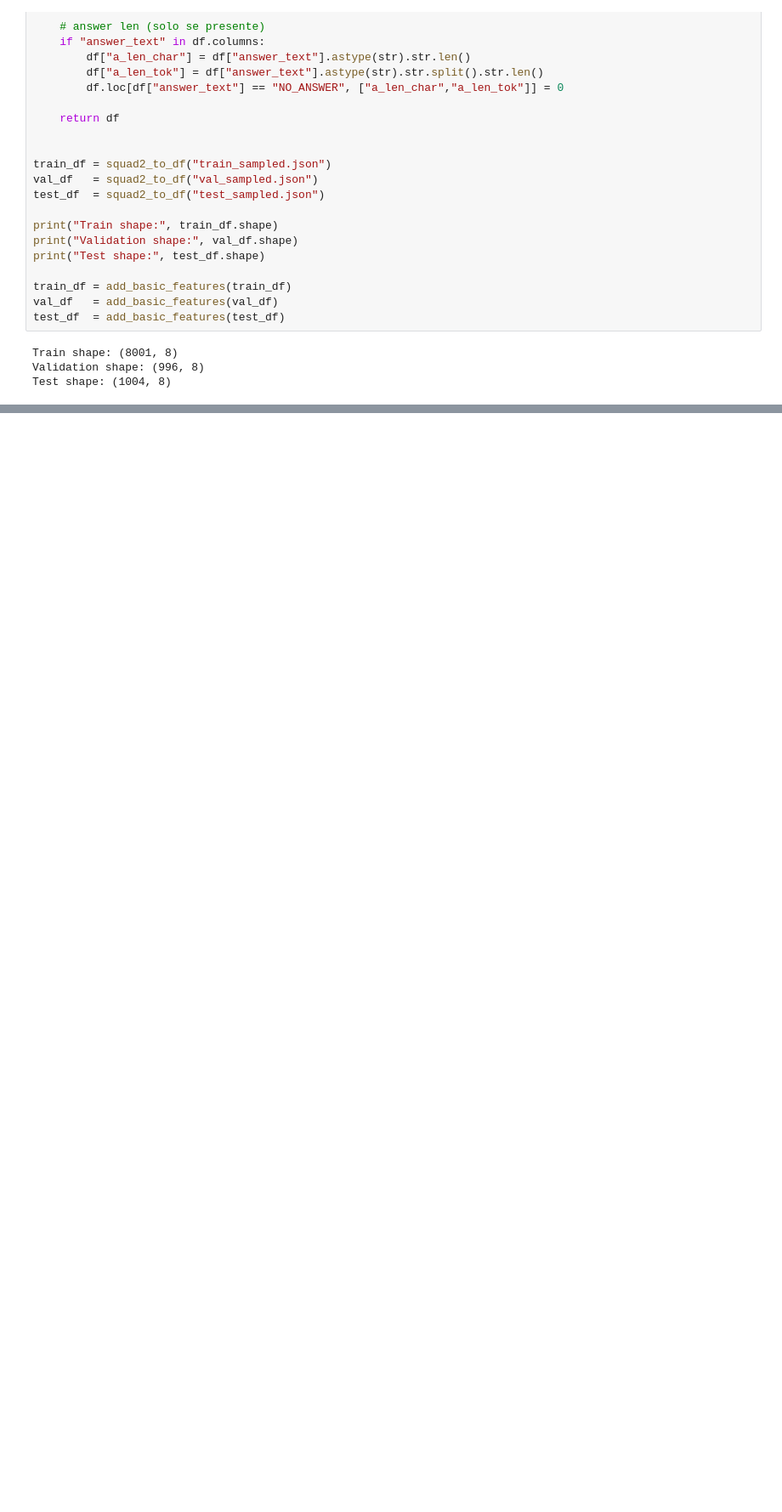
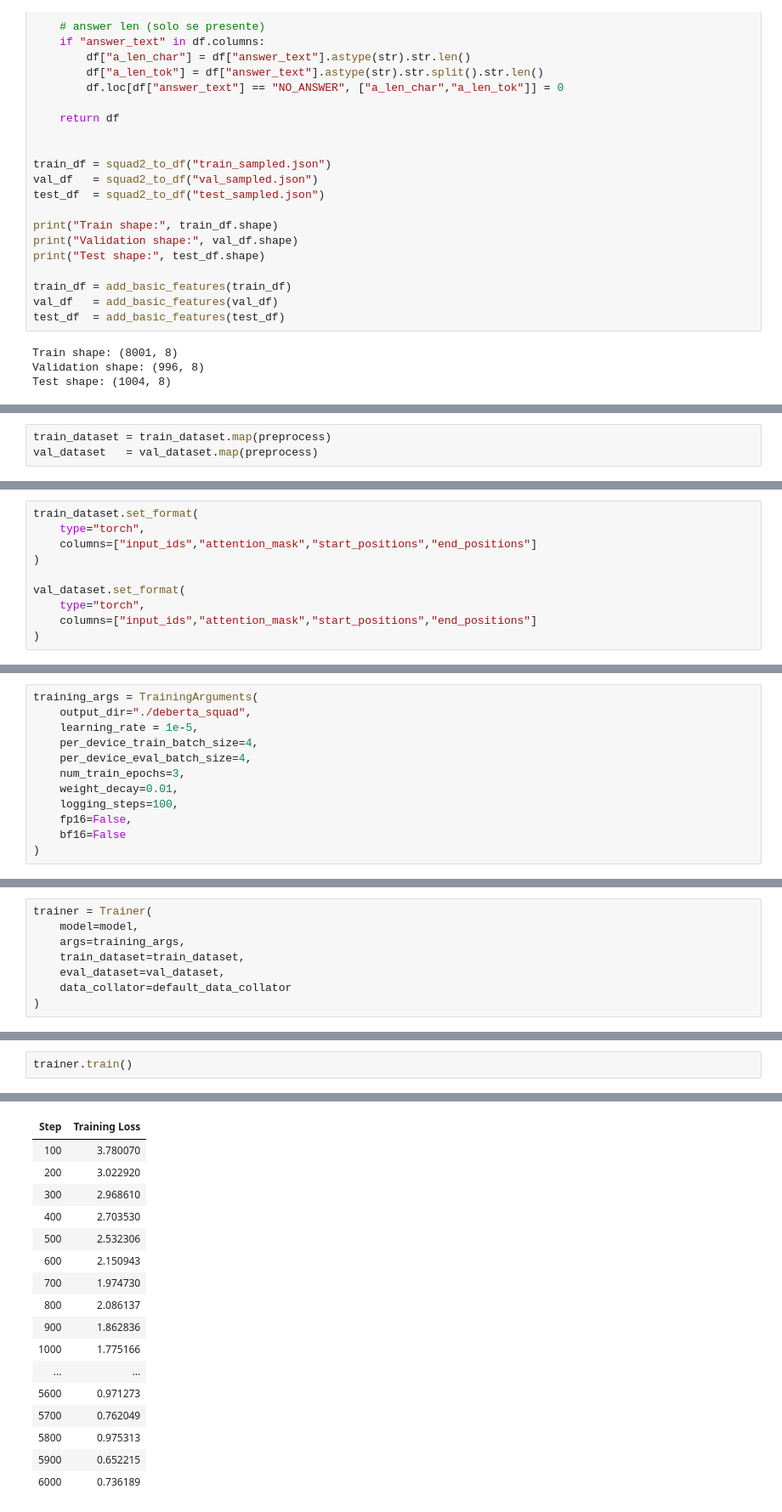
Before and after one commit to ElisaQuadrini/TextMiningDataVis_Project, a Jupyter notebook: TrainBERT.ipynb, the cells around one changed output, grey strips where cells are left out. Shown at 85% size. Drawn from its saved outputs; the diff is of its cells as text; blank space fills up the shorter version.

Commit message:
training DeBERTa with state of the model

```diff
--- a/TrainBERT.ipynb
+++ b/TrainBERT.ipynb
@@ -88,0 +261,3 @@ Test shape: (1004, 8)
+# %%
+train_dataset = train_dataset.map(preprocess)
+val_dataset   = val_dataset.map(preprocess)
@@ -88,0 +266,10 @@ Test shape: (1004, 8)
+# %%
+train_dataset.set_format(
+    type="torch",
+    columns=["input_ids","attention_mask","start_positions","end_positions"]
+)
+
+val_dataset.set_format(
+    type="torch",
+    columns=["input_ids","attention_mask","start_positions","end_positions"]
+)
@@ -88,0 +285,12 @@ Test shape: (1004, 8)
+# %%
+training_args = TrainingArguments(
+    output_dir="./deberta_squad",
+    learning_rate = 1e-5,
+    per_device_train_batch_size=4,
+    per_device_eval_batch_size=4,
+    num_train_epochs=3,
+    weight_decay=0.01,
+    logging_steps=100,
+    fp16=False,
+    bf16=False
+)
@@ -88,0 +299,8 @@ Test shape: (1004, 8)
+# %%
+trainer = Trainer(
+    model=model,
+    args=training_args,
+    train_dataset=train_dataset,
+    eval_dataset=val_dataset,
+    data_collator=default_data_collator
+)
@@ -88,0 +313,3 @@ Test shape: (1004, 8)
+# %%
+trainer.train()
+# %% [output]
@@ -88,0 +317,17 @@ Test shape: (1004, 8)
+| Step | Training Loss |
+| 100 | 3.780070 |
+| 200 | 3.022920 |
+| 300 | 2.968610 |
+| 400 | 2.703530 |
+| 500 | 2.532306 |
+| 600 | 2.150943 |
+| 700 | 1.974730 |
+| 800 | 2.086137 |
+| 900 | 1.862836 |
+| 1000 | 1.775166 |
+| ... | ... |
+| 5600 | 0.971273 |
+| 5700 | 0.762049 |
+| 5800 | 0.975313 |
+| 5900 | 0.652215 |
+| 6000 | 0.736189 |
```
Also changed, not shown: parts of 26 cells of this notebook, 1 other file.
